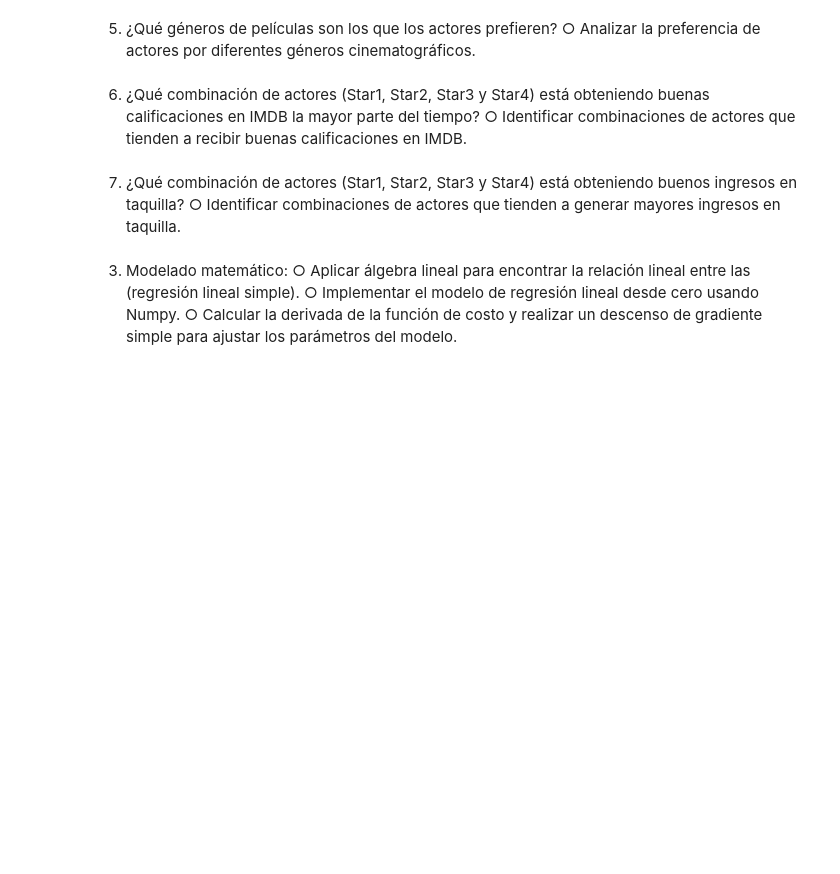
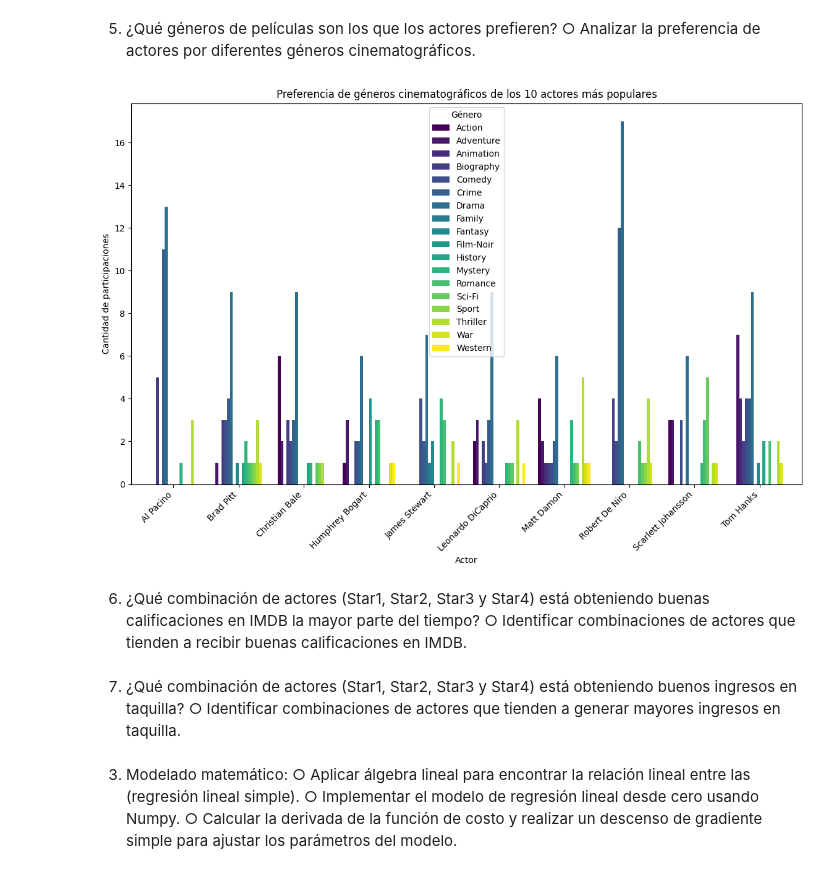
Before and after one commit to Dataniel31/Proyecto1-AnalisisDe-Pel-culasySeries-de-TVenIMDB, a Jupyter notebook: Proyecto1.ipynb, the cells around one changed output. Saved outputs shown, nothing was run; the diff lists cells and outputs as text; code cells hidden in the pictures; blank space fills up the shorter version.

```diff
--- a/Proyecto1.ipynb
+++ b/Proyecto1.ipynb
@@ -535,6 +598,45 @@ Name: Recaudacion bruta, dtype: float64
 5. ¿Qué géneros de películas son los que los actores prefieren?
 ○ Analizar la preferencia de actores por diferentes géneros
 cinematográficos.
+# %%
+# Unir las columnas de actores en una sola columna
+actores_genero = pd.melt(df, id_vars=['Titulo', 'Genero'], value_vars=['Actor Principal 1', 'Actor Principal 2', 'Actor Principal 3', 'Actor Principal 4'], var_name='Tipo', value_name='Actor')
+
+# Dividir los géneros en listas
+actores_genero['Genero'] = actores_genero['Genero'].str.split(',')
+
+# Explorar las listas en filas
+actores_genero = actores_genero.explode('Genero')
+
+# Quitar espacios en blanco al inicio y al final de cada género
+actores_genero['Genero'] = actores_genero['Genero'].str.strip()
+
+# Contar la cantidad de veces que cada actor ha trabajado en cada género
+generos_por_actor = actores_genero.groupby(['Actor', 'Genero']).size().reset_index(name='Count')
+
+# Calcular el total de participaciones de cada actor
+total_participaciones_por_actor = generos_por_actor.groupby('Actor')['Count'].sum().reset_index()
+
+# Seleccionar los 10 actores con más participaciones
+top_10_actores = total_participaciones_por_actor.sort_values(by='Count', ascending=False).head(10)
+
+# Filtrar el DataFrame original para incluir solo los 10 actores más populares
+generos_top_10_actores = generos_por_actor[generos_por_actor['Actor'].isin(top_10_actores['Actor'])]
+
+# Pivotar los datos para facilitar el gráfico de barras apiladas
+pivot_generos = generos_top_10_actores.pivot(index='Actor', columns='Genero', values='Count').fillna(0)
+
+# Crear el gráfico de barras apiladas
+pivot_generos.plot(kind='bar', stacked=True, figsize=(14, 8), colormap='viridis')
+
+plt.title('Preferencia de géneros cinematográficos de los 10 actores más populares')
+plt.xlabel('Actor')
+plt.ylabel('Cantidad de participaciones')
+plt.xticks(rotation=45, ha='right')
+plt.legend(title='Género')
+plt.show()
+# %% [output]
+[figure, added]
 # %% [markdown]
 6. ¿Qué combinación de actores (Star1, Star2, Star3 y Star4) está
 obteniendo buenas calificaciones en IMDB la mayor parte del tiempo?
```
Also changed, not shown: parts of 5 cells of this notebook.
